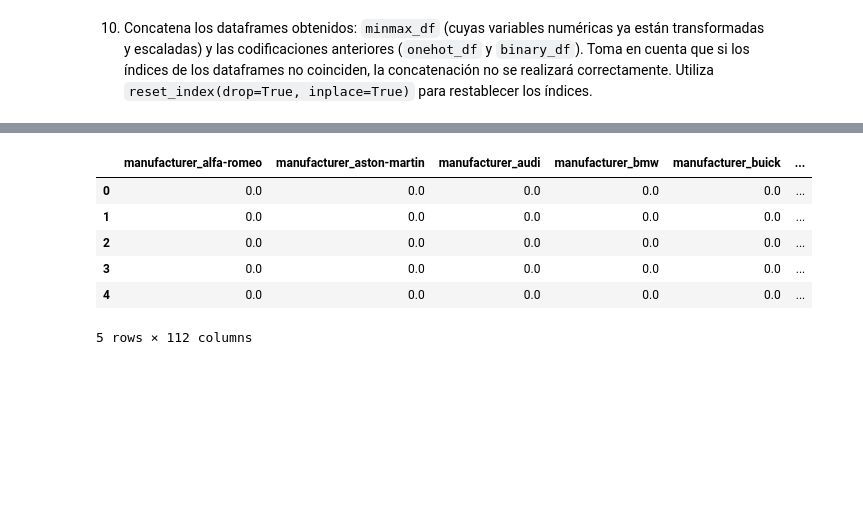
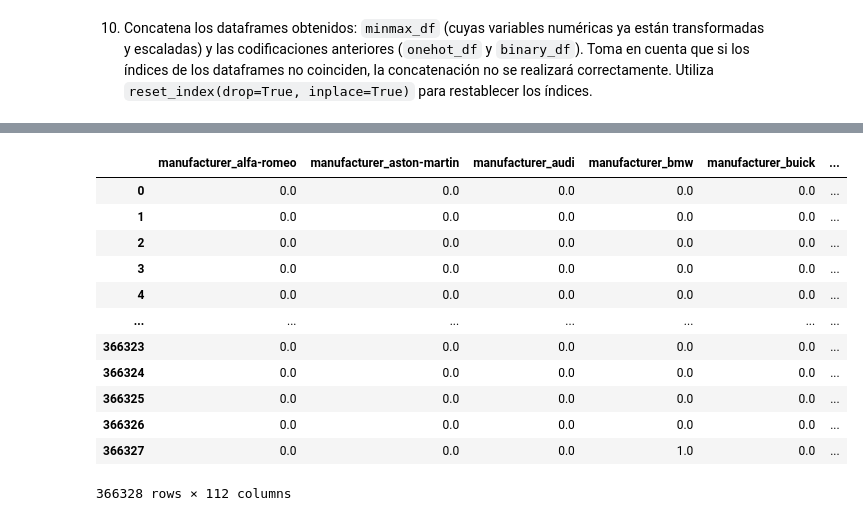
Before and after one commit to CarlosRochaCx/MNA, a Jupyter notebook: Actividad6FE.ipynb, the cells around one changed output, grey strips where cells are left out. Cells and saved outputs as stored; diff of their text form; code cells hidden in the pictures; blank space fills up the shorter version.

```diff
--- a/Actividad6FE.ipynb
+++ b/Actividad6FE.ipynb
@@ -588,11 +602,17 @@ binary_df.head()
 # %%
-onehot_df.head()
+onehot_df
 # %% [output]
 |  | manufacturer_alfa-romeo | manufacturer_aston-martin | manufacturer_audi | manufacturer_bmw | manufacturer_buick | ... |
 | 0 | 0.0 | 0.0 | 0.0 | 0.0 | 0.0 | ... |
 | 1 | 0.0 | 0.0 | 0.0 | 0.0 | 0.0 | ... |
 | 2 | 0.0 | 0.0 | 0.0 | 0.0 | 0.0 | ... |
 | 3 | 0.0 | 0.0 | 0.0 | 0.0 | 0.0 | ... |
 | 4 | 0.0 | 0.0 | 0.0 | 0.0 | 0.0 | ... |
+| ... | ... | ... | ... | ... | ... | ... |
+| 366323 | 0.0 | 0.0 | 0.0 | 0.0 | 0.0 | ... |
+| 366324 | 0.0 | 0.0 | 0.0 | 0.0 | 0.0 | ... |
+| 366325 | 0.0 | 0.0 | 0.0 | 0.0 | 0.0 | ... |
+| 366326 | 0.0 | 0.0 | 0.0 | 0.0 | 0.0 | ... |
+| 366327 | 0.0 | 0.0 | 0.0 | 1.0 | 0.0 | ... |
-5 rows × 112 columns
+366328 rows × 112 columns
 # %%
```
Also changed, not shown: parts of 8 cells of this notebook.
